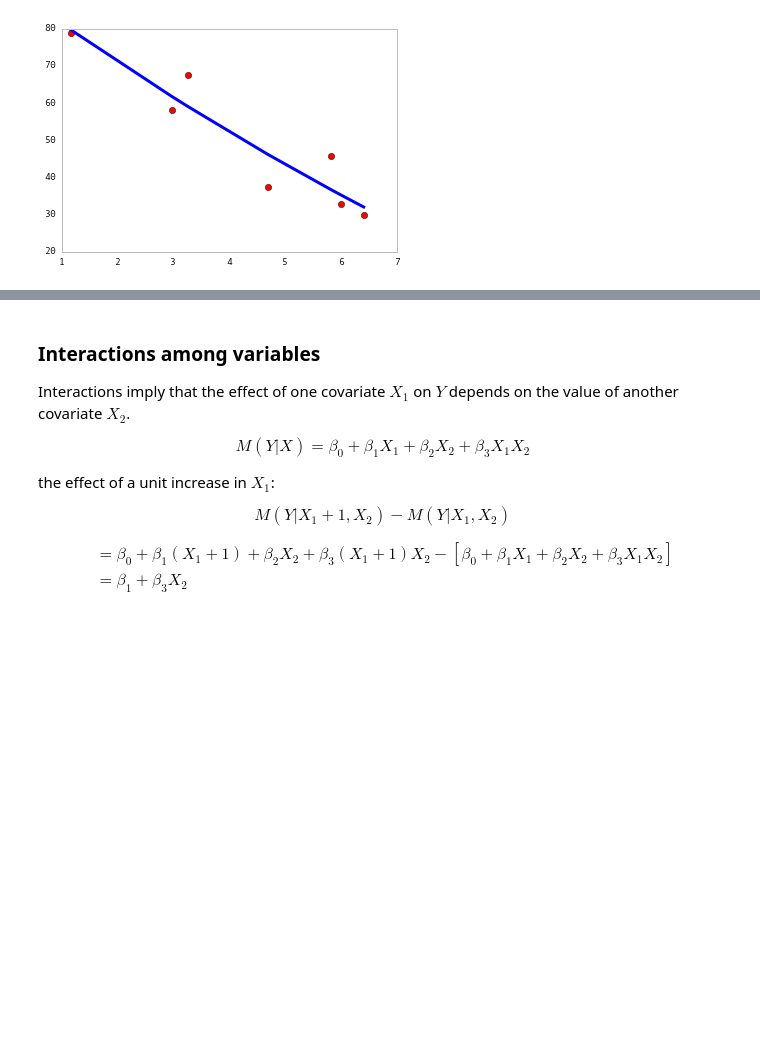
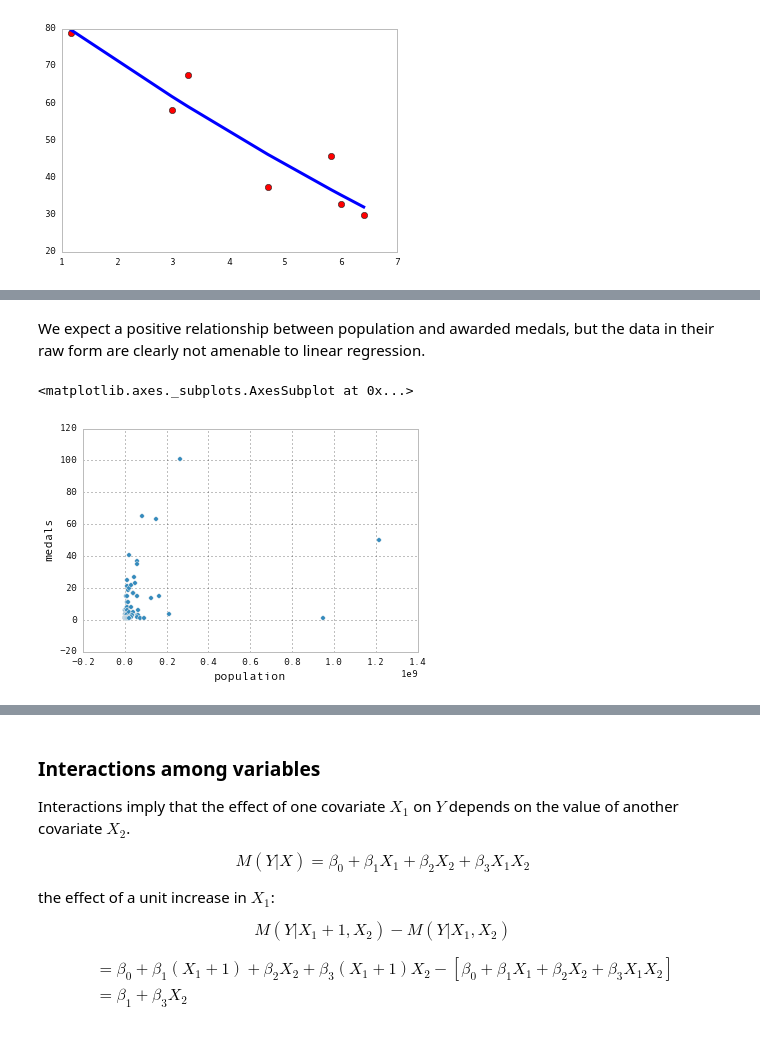
Before and after one commit to fonnesbeck/scipy2015_tutorial, a Jupyter notebook: notebooks/3. Fitting Regression Models.ipynb, the cells around one changed output, grey strips where cells are left out. Saved outputs shown, nothing was run; the diff lists cells and outputs as text; code cells hidden in the pictures; blank space fills up the shorter version.

```diff
--- a/notebooks/3. Fitting Regression Models.ipynb
+++ b/notebooks/3. Fitting Regression Models.ipynb
@@ -250,0 +273,7 @@ plt.plot(x, poly_line.predict(X), color='blue',
+# %% [markdown]
+We expect a positive relationship between population and awarded medals, but the data in their raw form are clearly not amenable to linear regression.
+# %%
+medals.plot(x='population', y='medals', kind='scatter')
+# %% [output]
+<matplotlib.axes._subplots.AxesSubplot at 0x...>
+[figure, added]
```
Also changed, not shown: parts of 48 cells of this notebook, 12 other files.
